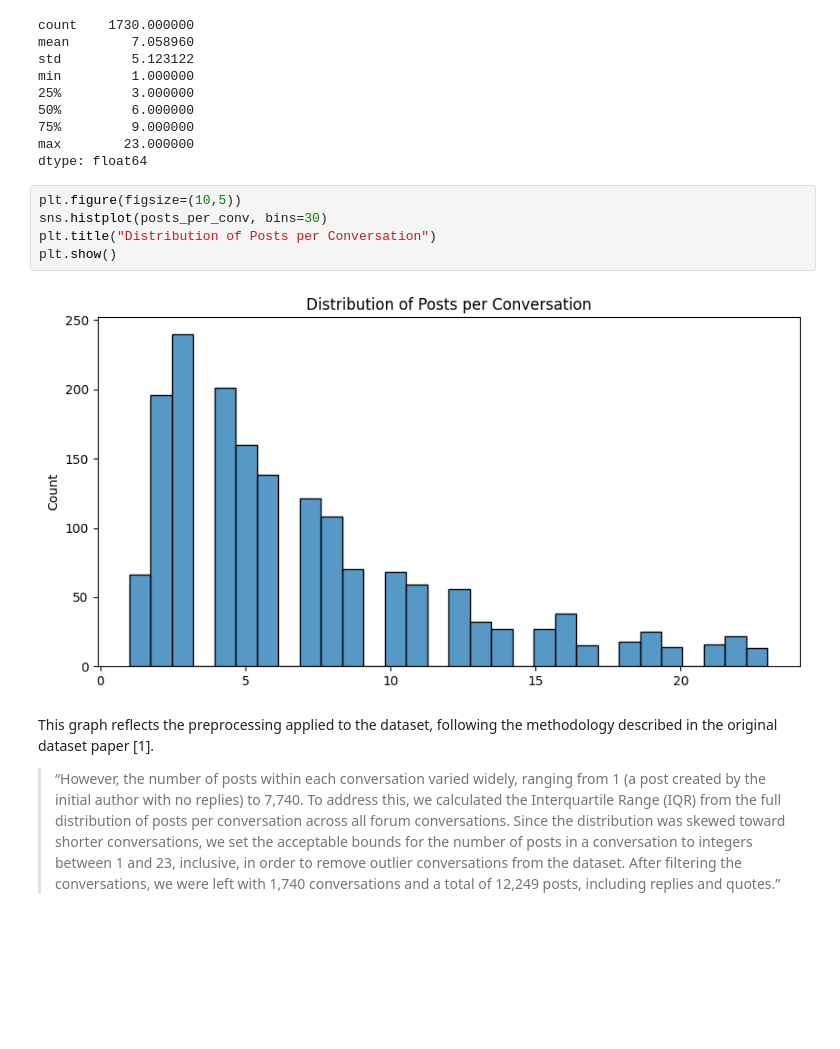
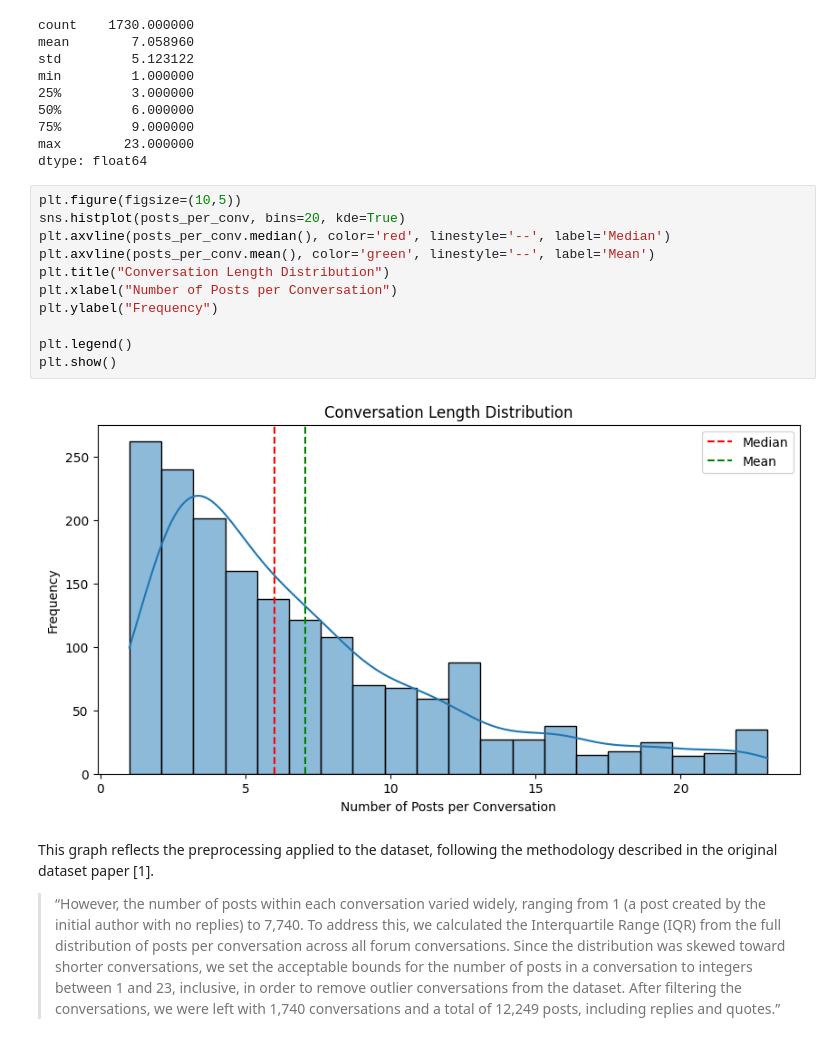
Before and after one commit to gjoliveira/AcnEmpathize, a Jupyter notebook: 0.eda.ipynb, the cells around one changed output. Drawn from its saved outputs; the diff is of its cells as text; blank space fills up the shorter version.

```diff
--- a/0.eda.ipynb
+++ b/0.eda.ipynb
@@ -147,11 +164,17 @@ max        23.000000
 dtype: float64
 # %%
 plt.figure(figsize=(10,5))
-sns.histplot(posts_per_conv, bins=30)
-plt.title("Distribution of Posts per Conversation")
+sns.histplot(posts_per_conv, bins=20, kde=True)
+plt.axvline(posts_per_conv.median(), color='red', linestyle='--', label='Median')
+plt.axvline(posts_per_conv.mean(), color='green', linestyle='--', label='Mean')
+plt.title("Conversation Length Distribution")
+plt.xlabel("Number of Posts per Conversation")
+plt.ylabel("Frequency")
+
+plt.legend()
 plt.show()
 # %% [output]
-[figure, old version]
+[figure, new version]
 # %% [markdown]
 This graph reflects the preprocessing applied to the dataset, following the methodology described in the original dataset paper [1].
 
```
Also changed, not shown: parts of 6 cells of this notebook, 7 other files.
